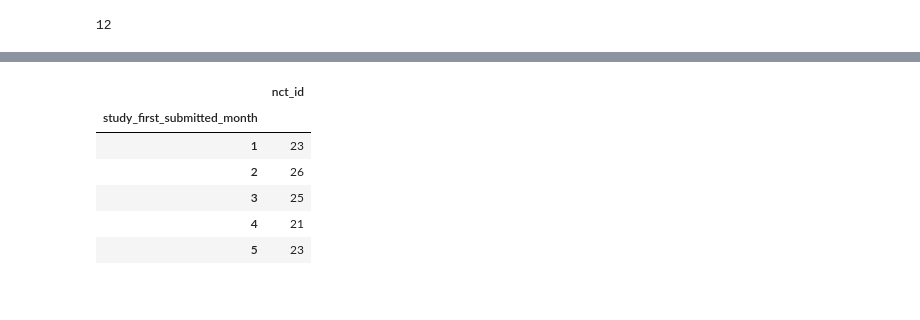
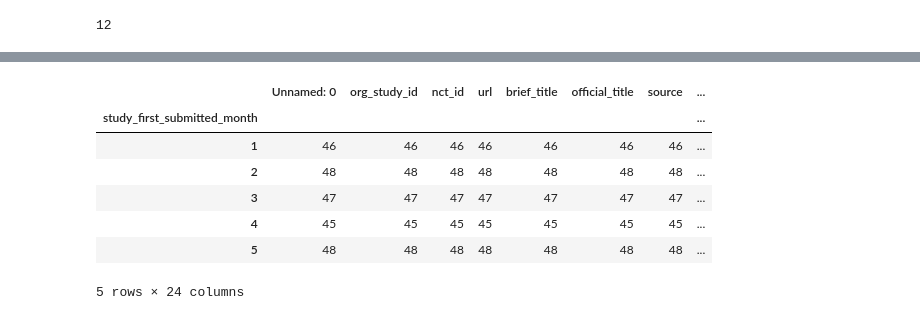
Before and after one commit to vaal12/FDA-clinical-studies-review, a Jupyter notebook: Studies_seasonality_research.ipynb, the cells around one changed output, grey strips where cells are left out. Cells and saved outputs as stored; diff of their text form; code cells hidden in the pictures.

```diff
--- a/Studies_seasonality_research.ipynb
+++ b/Studies_seasonality_research.ipynb
@@ -20,0 +13,7 @@ studies_full_df.head()
+# %%
+# culled_studies_full_info_df = pd.DataFrame(studies_full_df[::500])
+culled_studies_full_info_df = pd.read_csv(
+    r"c:\Dev\04. Python\03. XML converter of FDA list\goodDB\05. 2018Sep22_11-50-07\culled_full_db_every_500.csv",
+    parse_dates = ["study_first_submitted"]
+)
+len(culled_studies_full_info_df)
@@ -41,3 +41,0 @@ memory usage: 47.8+ MB
-# %%
-culled_studies_full_info_df = pd.DataFrame(studies_full_df[::1000])
-len(culled_studies_full_info_df)
@@ -127,36 +117,37 @@ culled_studies_full_info_df["study_first_submitted_month"].hist(bins=12)
 # %%
 studies_by_month = pd.DataFrame(culled_studies_full_info_df.groupby("study_first_submitted_month").count())
-studies_by_month.drop(columns=[
-    "org_study_id",
-    "study_first_submitted_year",
-    "url",
-    "brief_title",
-    "official_title",
-    "source",
-    "brief_summary",
-    "detailed_description",
-    "overall_status",
-    "last_known_status",
-    "start_date",
-    "completion_date",
-    "phase",
-    "study_type",
-    "has_expanded_access",
-    "allocation",
-    "intervention_model",
-    "primary_purpose",
-    "masking",
-    "study_first_submitted",
-    "study_first_submitted_qc",
-    "last_update_submitted",
-    "qwe1"
-    ], inplace=True)
+# studies_by_month.drop(columns=[
+#     "org_study_id",
+#     "study_first_submitted_year",
+#     "url",
+#     "brief_title",
+#     "official_title",
+#     "source",
+#     "brief_summary",
+#     "detailed_description",
+#     "overall_status",
+#     "last_known_status",
+#     "start_date",
+#     "completion_date",
+#     "phase",
+#     "study_type",
+#     "has_expanded_access",
+#     "allocation",
+#     "intervention_model",
+#     "primary_purpose",
+#     "masking",
+#     "study_first_submitted",
+#     "study_first_submitted_qc",
+#     "last_update_submitted",
+#     "qwe1"
+#     ], inplace=True)
 studies_by_month.head()
 # %% [output]
-|  | nct_id |
-| study_first_submitted_month |  |
-| 1 | 23 |
-| 2 | 26 |
-| 3 | 25 |
-| 4 | 21 |
-| 5 | 23 |
+|  | Unnamed: 0 | org_study_id | nct_id | url | brief_title | official_title | source | ... |
+| study_first_submitted_month |  |  |  |  |  |  |  | ... |
+| 1 | 46 | 46 | 46 | 46 | 46 | 46 | 46 | ... |
+| 2 | 48 | 48 | 48 | 48 | 48 | 48 | 48 | ... |
+| 3 | 47 | 47 | 47 | 47 | 47 | 47 | 47 | ... |
+| 4 | 45 | 45 | 45 | 45 | 45 | 45 | 45 | ... |
+| 5 | 48 | 48 | 48 | 48 | 48 | 48 | 48 | ... |
+5 rows × 24 columns
```
Also changed, not shown: parts of 18 cells of this notebook, 15 other files.
